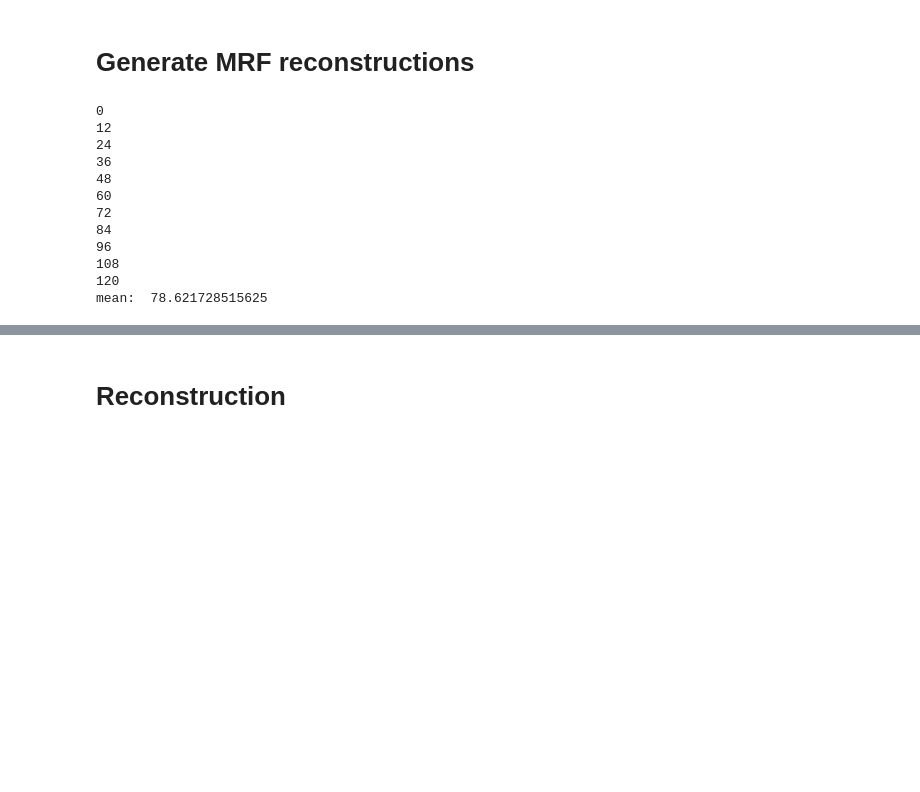
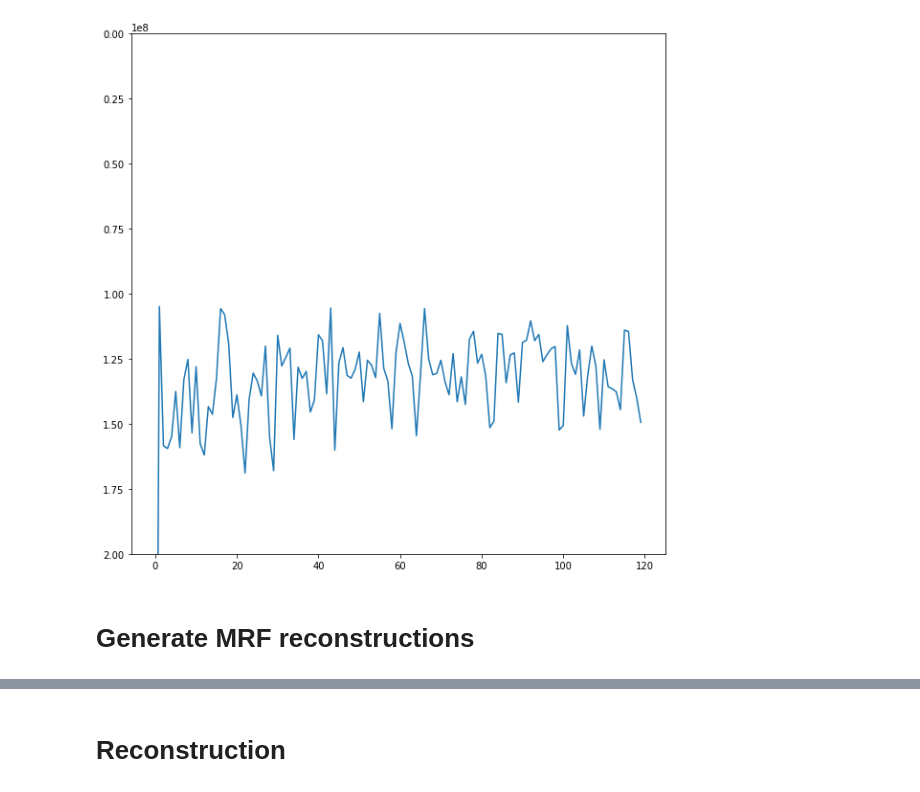
Before and after one commit to Ilya-Muromets/AutoMRF, a Jupyter notebook: DNN_Reconstruction.ipynb, the cells around one changed output, grey strips where cells are left out. Cells and saved outputs as stored; diff of their text form; code cells hidden in the pictures; blank space fills up the shorter version.

```diff
--- a/DNN_Reconstruction.ipynb
+++ b/DNN_Reconstruction.ipynb
@@ -59,5 +62,14 @@ def T1fromMRF(MRF, regressor, model):
 
     print("mean: ", np.mean(T1_array))
     return T1_array.reshape(320,320)
+# %%
+x = np.load("outputs/val_loss29-17:26:07.npy")
+# %%
+plt.figure(figsize=(10,10))
+plt.ylim(2e8)
+plt.plot(x[:,2])
+plt.show()
+# %% [output]
+[figure, added]
 # %% [markdown]
 # Generate MRF reconstructions
@@ -64,19 +78,5 @@ def T1fromMRF(MRF, regressor, model):
 # %%
-regressor = InceptionV4(num_classes=256)
-model = "models/batch1024class256epoch3alpha1.0"
-MRF = np.load("/mikQNAP/augmented_data/MRF_test/MRF_norm_volunteer12_3.npy")
-T1_test = np.load("data/T1w_test/T1_norm_volunteer12_3.npy")[0]
-T1_recon = T1fromMRF(MRF, regressor, model)
+regressor = InceptionV4(num_classes=1)
+model = "models/reg20epochL1loss"
+MRF = np.load("/mikQNAP/augmented_data/MRF_test/MRF_norm_volunteer12_" + str(i) + ".npy")
+T1_test = np.load("data/T1w_test/T1_norm_volunteer12_" + str(i) + ".npy")[0]
-# %% [output]
-0
-12
-24
-36
-48
-60
-72
-84
-96
-108
-120
-mean:  78.621728515625
```
Also changed, not shown: parts of 17 cells of this notebook, 25 other files.
